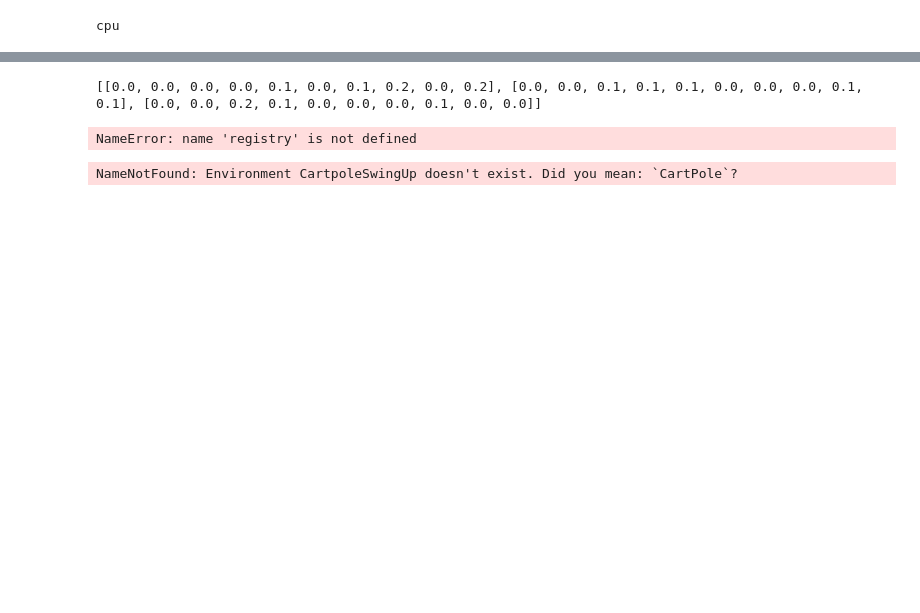
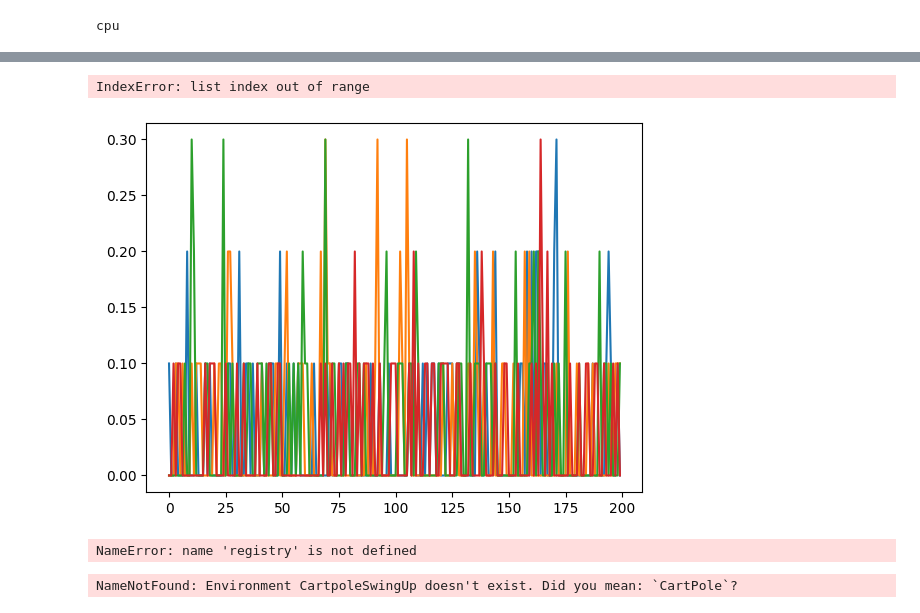
Before and after one commit to chry-santhemum/Evo-PPO, a Jupyter notebook: model_cluster.ipynb, the cells around one changed output, grey strips where cells are left out. Cells and saved outputs as stored; diff of their text form; code cells hidden in the pictures; blank space fills up the shorter version.

```diff
--- a/model_cluster.ipynb
+++ b/model_cluster.ipynb
@@ -460,7 +450,7 @@ class Machine:
         return value_loss
 # %%
 class MachineCluster:
-    def __init__(self, hps:list[str], num_machines:int=10, num_survivors:int=3):
+    def __init__(self, hps:list[str], num_machines:int=5, num_survivors:int=2):
         """
         hps: A list of hyperparameters to optimize. Must be a subset of keys in Machine.args.
         num_machines: The number of machines in the cluster.
@@ -471,7 +461,13 @@ class MachineCluster:
         self.hps = hps
         self.machines = []
         for _ in range(self.num_machines):
-            self.machines.append(Machine())
+            self.machines.append(Machine(num_actions=7, args=Config()))
+
+        # now let's say hps = ['entropy_coef']
+        for hp in hps:
+            values = np.random.uniform(0, 0.5, size=num_machines)
+            # TODO: Should it be other distributions?
+            self.update_hp(hp, values)
 
     def update_hp(self, hp:str, targets:list[float]) -> None:
         """
@@ -495,7 +491,6 @@ class MachineCluster:
         - ooooo: A list of hp of each model.
         """
         ooooo = [getattr(self.machines[i].args, hp) for i in range(self.num_machines)]
-        print(hp, ooooo)
         return ooooo
 
     def generate_data(self, num_trajs:int=4):
@@ -577,7 +572,7 @@ class MachineCluster:
                 else:
                     fit_badly_count += 1
 
-            if random.random() < 0.1:
+            if random.random() < 0.03:
                 print(fit_badly_count / (batch_size * self.num_machines))
 
             machine.optim.zero_grad()
@@ -654,18 +649,23 @@ class MachineCluster:
                 self.machines[i].copy_machine(self.machines[dist.sample().item()])
 
         for hp in self.hps:
-            update_hps = self.get_hps(hp)
+            new_hps = self.get_hps(hp)
             for i in range(self.num_machines):
-                update_hps[i] += np.random.normal(0, 0.2)
-            self.update_hp(hp, update_hps)
+                new_hps[i] += np.random.normal(0, 0.05)
+                if new_hps[i] < 0:
+                    new_hps[i] = 0.01
+                if new_hps[i] > 0.5:
+                    new_hps[i] = 0.5
+            print(new_hps)
+            self.update_hp(hp, new_hps)
 # %%
 def run_cluster_experiment(hps:list[str],
-                           num_machines:int=10,
-                           num_survivors:int=3,
+                           num_machines:int=5,
+                           num_survivors:int=2,
                            num_trajs:int=4,
-                           num_iters:int=10,
+                           num_iters:int=200,
                            batch_size:int=4,
-                           max_steps:int=25,
+                           max_steps:int=5,
                            seed=42):
     """
     Run the cluster experiment.
@@ -691,7 +691,7 @@ def run_cluster_experiment(hps:list[str],
     # return pd.DataFrame(pdlogs).set_index('epoch')
     return logs, cluster.machines
 # %%
-df, trained_machines = run_cluster_experiment(hps=['entropy_coef'])
+logs, trained_machines = run_cluster_experiment(hps=['entropy_coef'])
 
 # df.plot(x='num_frames', y=['reward', 'smooth_reward'])
 # %% [output]
@@ -729,4 +730,0 @@ KeyboardInterrupt:
-# %%
-print(df)
-# %% [output]
-[[0.0, 0.0, 0.0, 0.0, 0.1, 0.0, 0.1, 0.2, 0.0, 0.2], [0.0, 0.0, 0.1, 0.1, 0.1, 0.0, 0.0, 0.0, 0.1, 0.1], [0.0, 0.0, 0.2, 0.1, 0.0, 0.0, 0.0, 0.1, 0.0, 0.0]]
@@ -821,3 +731,12 @@ def run_experiment(coefs:list[float], max_steps:int, env=DoorKeyEnv6x6(), args=C
+# %%
+plt.plot(logs[1])
+plt.plot(logs[2])
+plt.plot(logs[3])
+plt.plot(logs[4])
+plt.plot(logs[5])
+# %% [output]
+IndexError: list index out of range
+[figure, added]
 # %%
 class CartpoleDynamics:
     def __init__(self,
```
Also changed, not shown: parts of 4 cells of this notebook.
